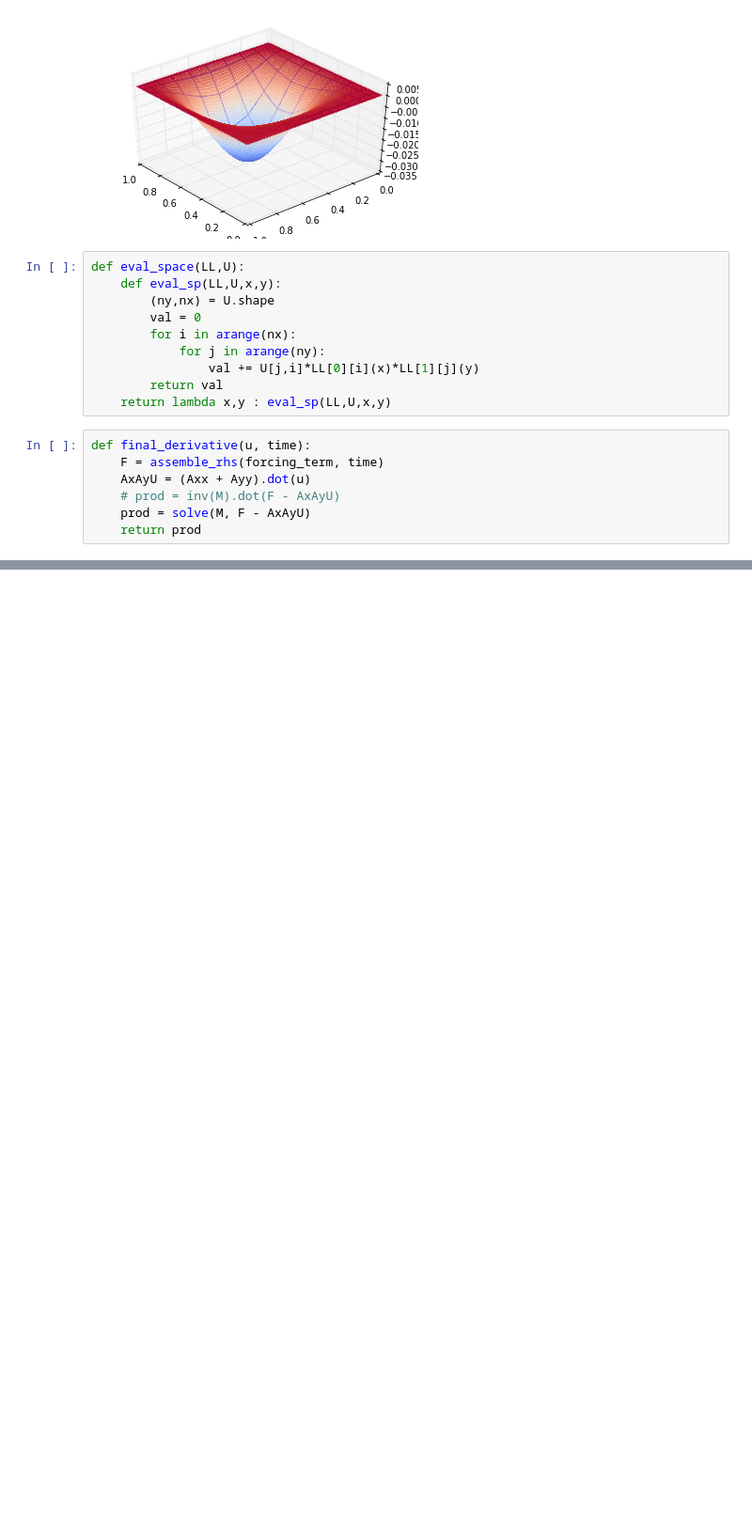
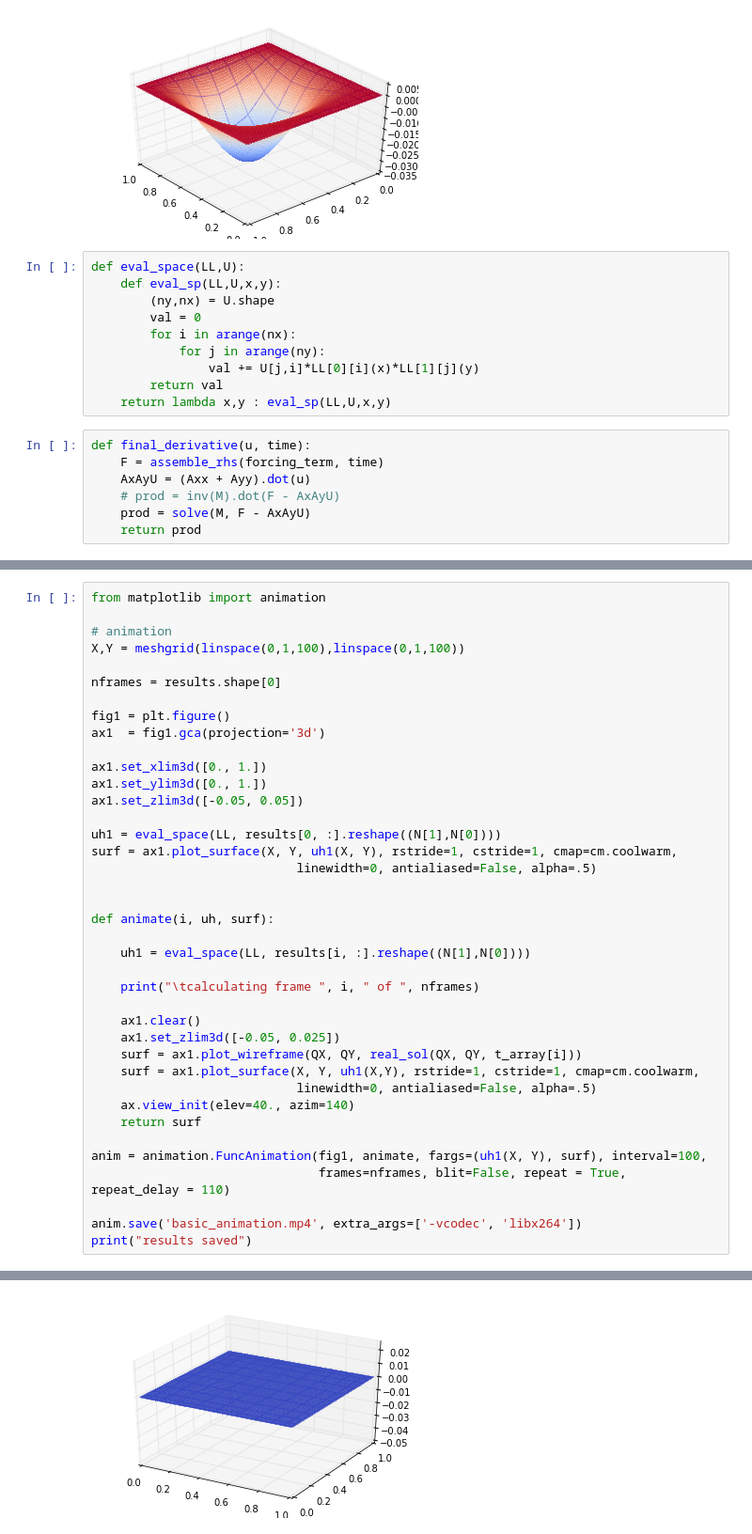
Before and after one commit to pdicerbo/P1.4, a Jupyter notebook: Basics/FinalProject.ipynb, the cells around one changed output, grey strips where cells are left out. Shown at 94% size. Cells and saved outputs as stored; diff of their text form; blank space fills up the shorter version.

Commit message:
Animation done

```diff
--- a/Basics/FinalProject.ipynb
+++ b/Basics/FinalProject.ipynb
@@ -407,0 +403,40 @@ print(final_res)
+# %%
+from matplotlib import animation
+
+# animation
+X,Y = meshgrid(linspace(0,1,100),linspace(0,1,100))
+
+nframes = results.shape[0]
+
+fig1 = plt.figure()
+ax1  = fig1.gca(projection='3d')
+
+ax1.set_xlim3d([0., 1.])
+ax1.set_ylim3d([0., 1.])
+ax1.set_zlim3d([-0.05, 0.05])
+
+uh1 = eval_space(LL, results[0, :].reshape((N[1],N[0])))
+surf = ax1.plot_surface(X, Y, uh1(X, Y), rstride=1, cstride=1, cmap=cm.coolwarm,
+                            linewidth=0, antialiased=False, alpha=.5)
+
+
+def animate(i, uh, surf):
+
+    uh1 = eval_space(LL, results[i, :].reshape((N[1],N[0])))
+
+    print("\tcalculating frame ", i, " of ", nframes)
+
+    ax1.clear()
+    ax1.set_zlim3d([-0.05, 0.025])
+    surf = ax1.plot_wireframe(QX, QY, real_sol(QX, QY, t_array[i]))
+    surf = ax1.plot_surface(X, Y, uh1(X,Y), rstride=1, cstride=1, cmap=cm.coolwarm,
+                            linewidth=0, antialiased=False, alpha=.5)
+    ax.view_init(elev=40., azim=140)
+    return surf
+
+anim = animation.FuncAnimation(fig1, animate, fargs=(uh1(X, Y), surf), interval=100,
+                               frames=nframes, blit=False, repeat = True, repeat_delay = 110)
+
+anim.save('basic_animation.mp4', extra_args=['-vcodec', 'libx264'])
+print("results saved")
+# %% [output]
@@ -407,0 +462 @@ print(final_res)
+[figure, added]
```
Also changed, not shown: parts of 5 cells of this notebook, 1 other file.
